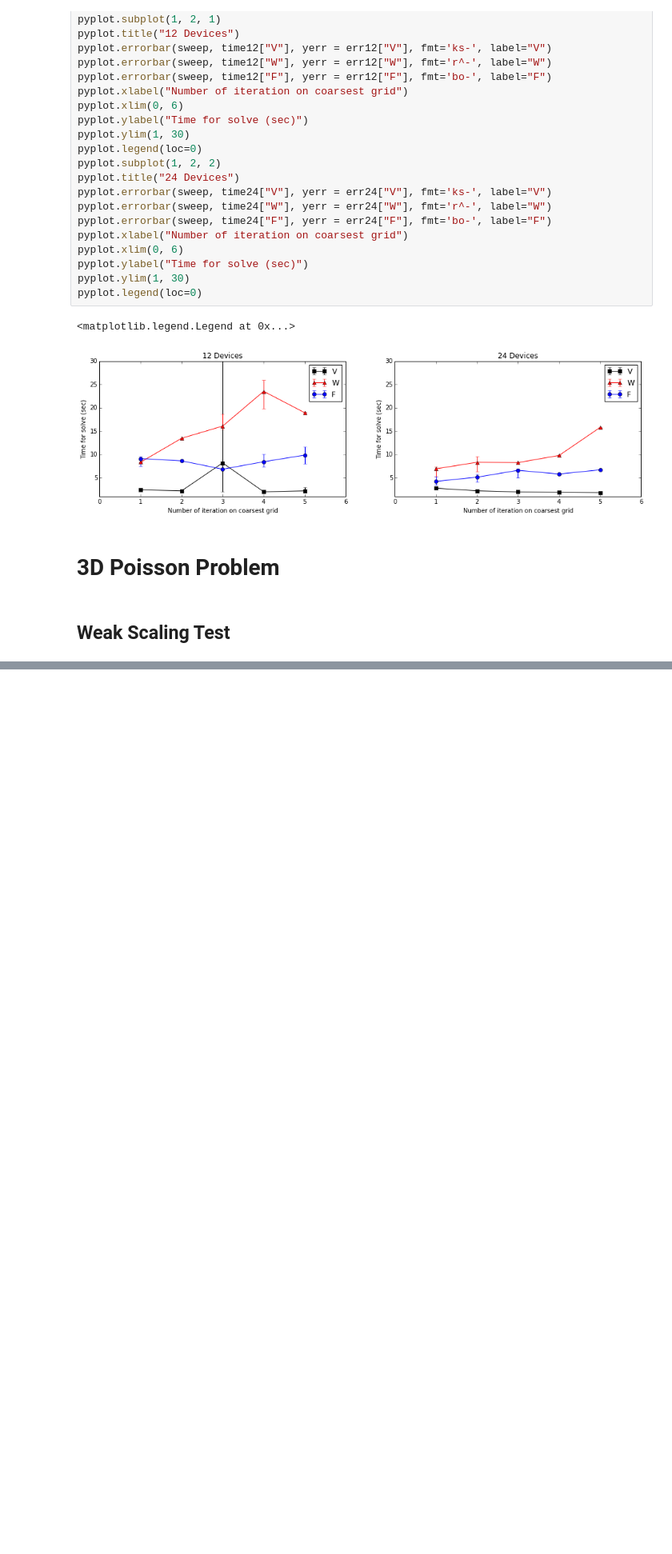
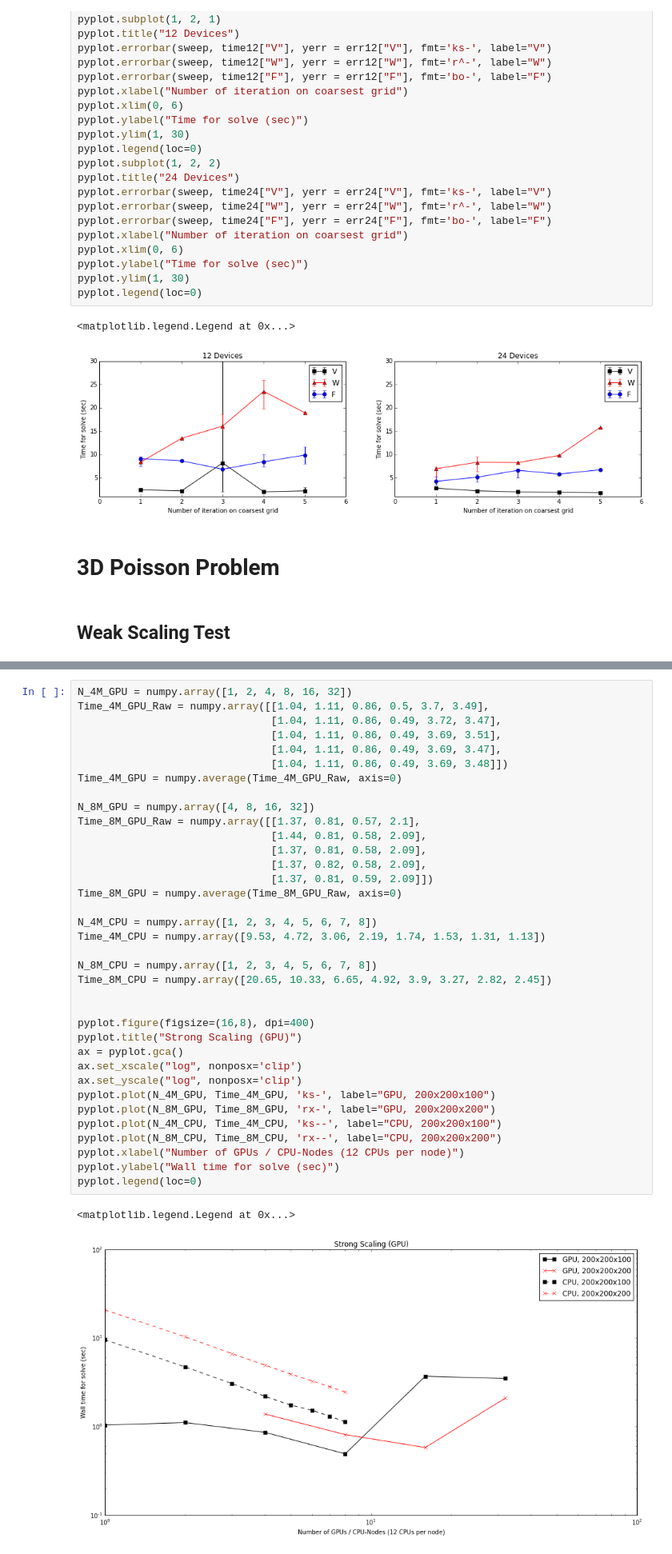
Before and after one commit to piyueh/PoissonTest, a Jupyter notebook: PetAmgXTest/Report.ipynb, the cells around one changed output, grey strips where cells are left out. Shown at 80% size. Saved outputs shown, nothing was run; the diff lists cells and outputs as text; blank space fills up the shorter version.

```diff
--- a/PetAmgXTest/Report.ipynb
+++ b/PetAmgXTest/Report.ipynb
@@ -503,0 +558,39 @@ pyplot.legend(loc=0)
+# %%
+N_4M_GPU = numpy.array([1, 2, 4, 8, 16, 32])
+Time_4M_GPU_Raw = numpy.array([[1.04, 1.11, 0.86, 0.5, 3.7, 3.49],
+                               [1.04, 1.11, 0.86, 0.49, 3.72, 3.47],
+                               [1.04, 1.11, 0.86, 0.49, 3.69, 3.51],
+                               [1.04, 1.11, 0.86, 0.49, 3.69, 3.47],
+                               [1.04, 1.11, 0.86, 0.49, 3.69, 3.48]])
+Time_4M_GPU = numpy.average(Time_4M_GPU_Raw, axis=0)
+
+N_8M_GPU = numpy.array([4, 8, 16, 32])
+Time_8M_GPU_Raw = numpy.array([[1.37, 0.81, 0.57, 2.1],
+                               [1.44, 0.81, 0.58, 2.09],
+                               [1.37, 0.81, 0.58, 2.09],
+                               [1.37, 0.82, 0.58, 2.09],
+                               [1.37, 0.81, 0.59, 2.09]])
+Time_8M_GPU = numpy.average(Time_8M_GPU_Raw, axis=0)
+
+N_4M_CPU = numpy.array([1, 2, 3, 4, 5, 6, 7, 8])
+Time_4M_CPU = numpy.array([9.53, 4.72, 3.06, 2.19, 1.74, 1.53, 1.31, 1.13])
+
+N_8M_CPU = numpy.array([1, 2, 3, 4, 5, 6, 7, 8])
+Time_8M_CPU = numpy.array([20.65, 10.33, 6.65, 4.92, 3.9, 3.27, 2.82, 2.45])
+
+
+pyplot.figure(figsize=(16,8), dpi=400)
+pyplot.title("Strong Scaling (GPU)")
+ax = pyplot.gca()
+ax.set_xscale("log", nonposx='clip')
+ax.set_yscale("log", nonposx='clip')
+pyplot.plot(N_4M_GPU, Time_4M_GPU, 'ks-', label="GPU, 200x200x100")
+pyplot.plot(N_8M_GPU, Time_8M_GPU, 'rx-', label="GPU, 200x200x200")
+pyplot.plot(N_4M_CPU, Time_4M_CPU, 'ks--', label="CPU, 200x200x100")
+pyplot.plot(N_8M_CPU, Time_8M_CPU, 'rx--', label="CPU, 200x200x200")
+pyplot.xlabel("Number of GPUs / CPU-Nodes (12 CPUs per node)")
+pyplot.ylabel("Wall time for solve (sec)")
+pyplot.legend(loc=0)
+# %% [output]
+<matplotlib.legend.Legend at 0x...>
+[figure, added]
```
Also changed, not shown: parts of 6 cells of this notebook.
